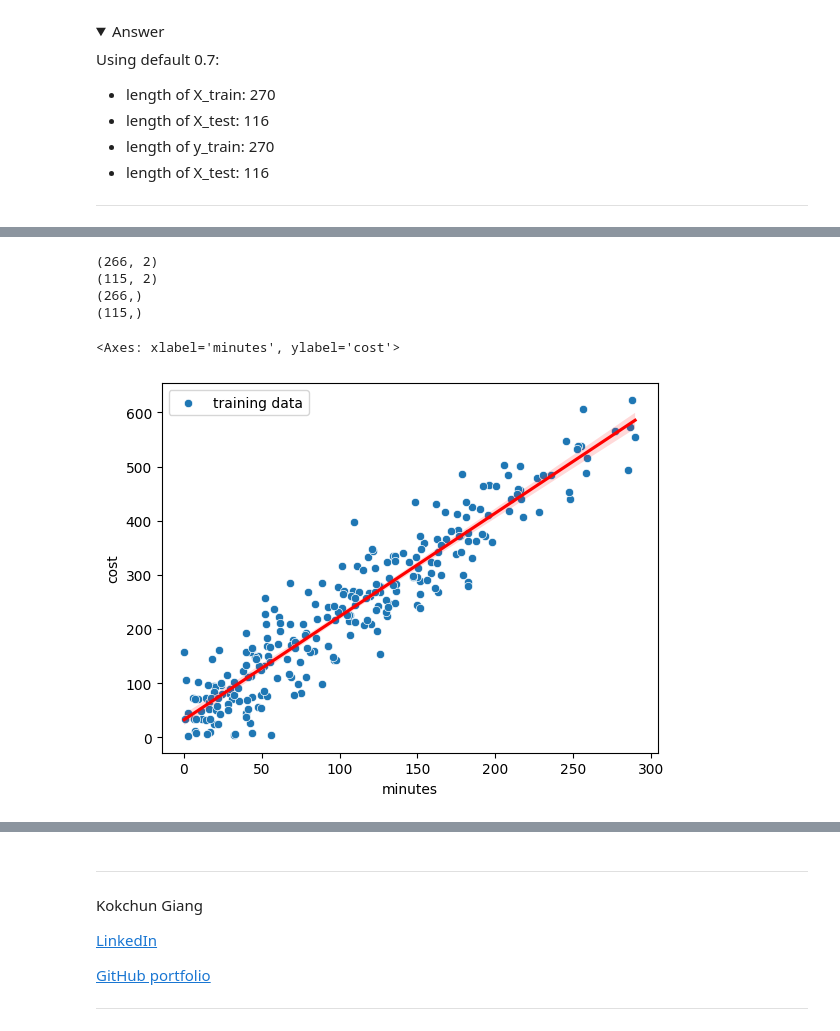
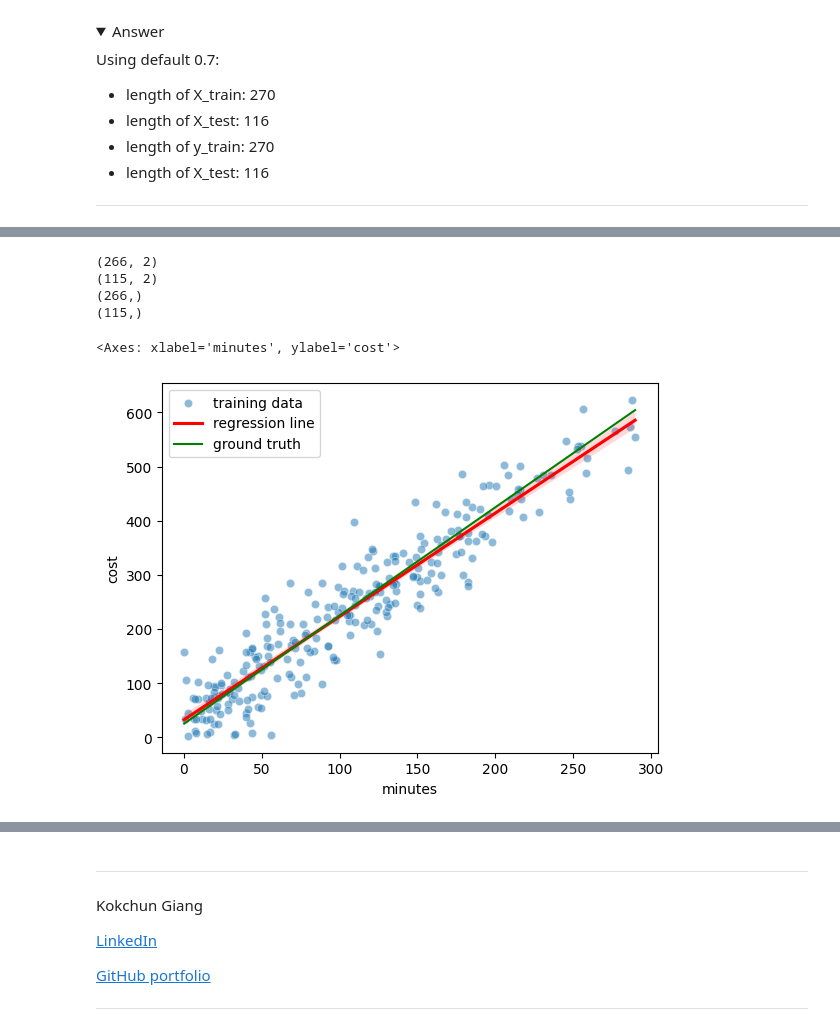
Before and after one commit to nabil0n/MachineLearning-Isak-Andersson, a Jupyter notebook: Exercises/E00_linear_regression.ipynb, the cells around one changed output, grey strips where cells are left out. Cells and saved outputs as stored; diff of their text form; code cells hidden in the pictures; folded sections open.

Commit message:
fix ground truth/regression line at e00.2

```diff
--- a/Exercises/E00_linear_regression.ipynb
+++ b/Exercises/E00_linear_regression.ipynb
@@ -258,15 +258,17 @@ It is important to keep track of the shapes of the vectors, matrices in order fo
 # %%
 x_train, y_train, x_test, y_test = train_test_split(df)
 
-sns.scatterplot(x=x_train["minutes"], y=y_train, label='training data')
+sns.scatterplot(x=x_train["minutes"], y=y_train, label='training data', alpha=0.5)
 sns.regplot(x=x_train["minutes"], y=y_train, scatter=False, label='regression line', color='red')
+# sns.lineplot(x=x_train["minutes"], y=y_train, label='regression line', color='red')
+sns.lineplot(x=df["minutes"], y=df["minutes"]*2+25, label='ground truth', color='green')
 # %% [output]
 (266, 2)
 (115, 2)
 (266,)
 (115,)
 <Axes: xlabel='minutes', ylabel='cost'>
-[figure, old version]
+[figure, new version]
 # %% [markdown]
 ## 3. Prediction and evaluation (*)
 
```
